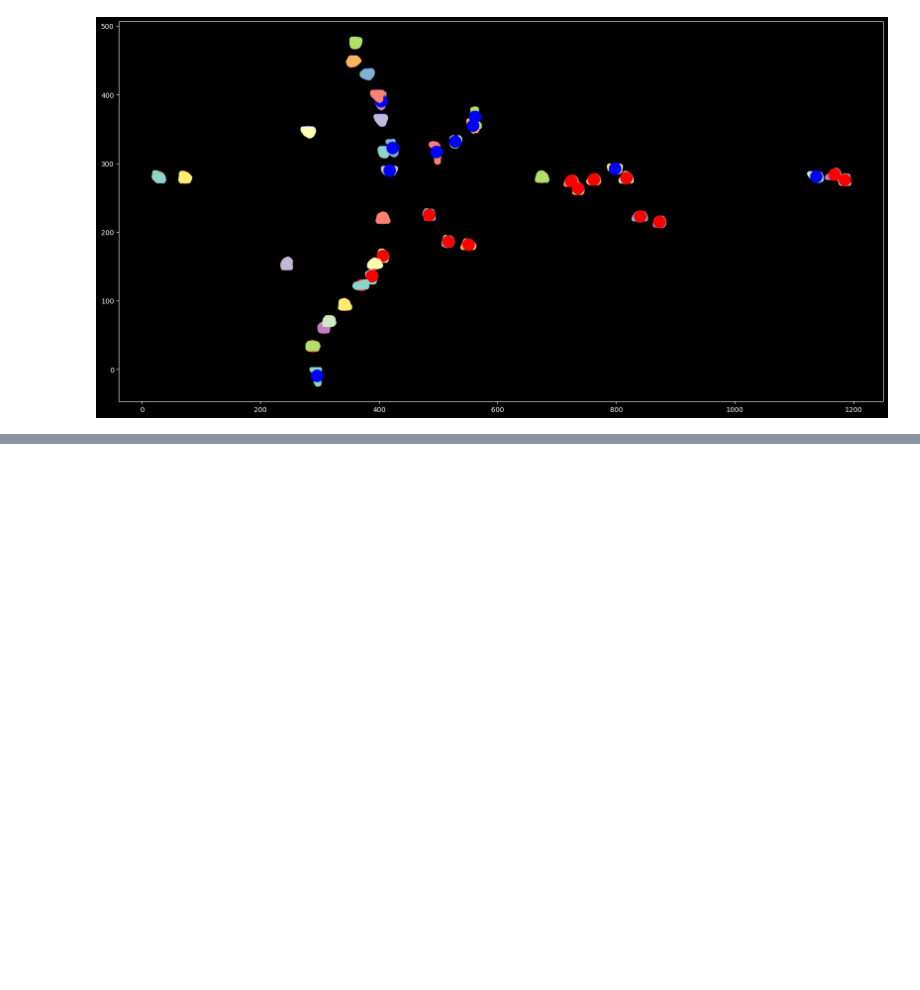
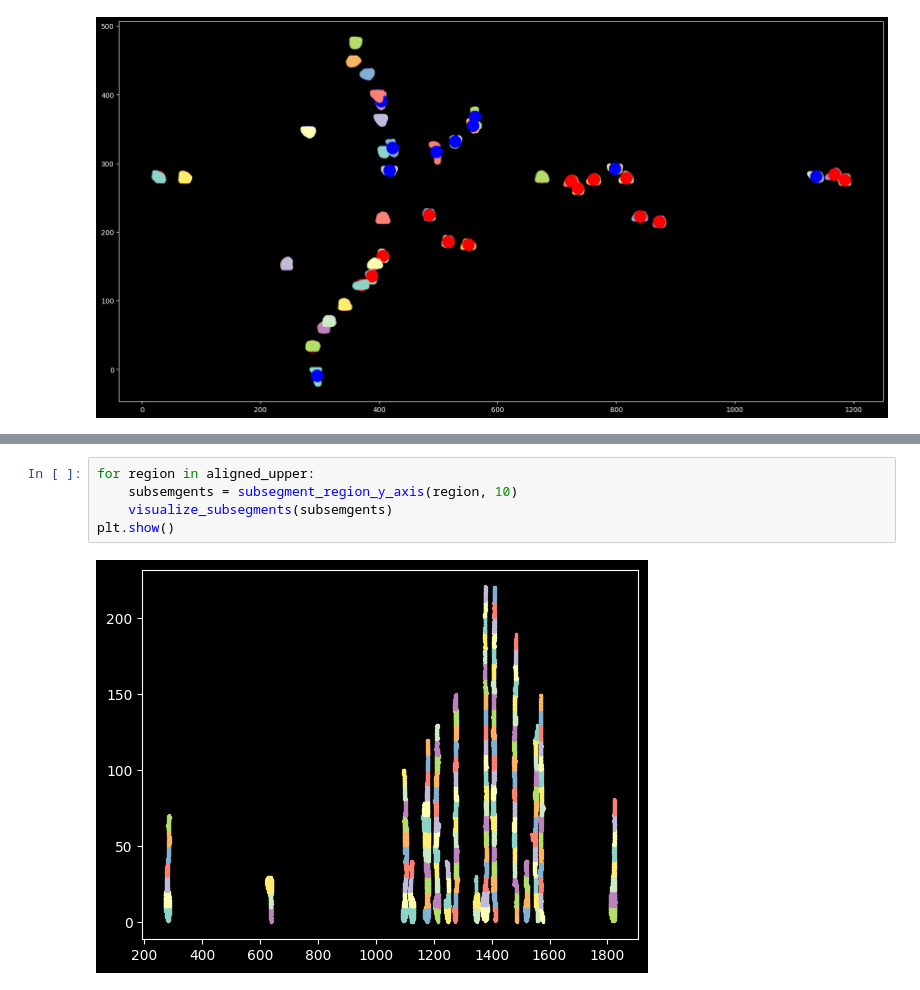
Before and after one commit to yaksilab/silver-dollop, a Jupyter notebook: src/astroglial_analysis/notebook.ipynb, the cells around one changed output, grey strips where cells are left out. Saved outputs shown, nothing was run; the diff lists cells and outputs as text; blank space fills up the shorter version.

```diff
--- a/src/astroglial_analysis/notebook.ipynb
+++ b/src/astroglial_analysis/notebook.ipynb
@@ -119,0 +120,7 @@ plt.show()
+# %%
+for region in aligned_upper:
+    subsemgents = subsegment_region_y_axis(region, 10)
+    visualize_subsegments(subsemgents)
+plt.show()
+# %% [output]
+[figure, added]
```
Also changed, not shown: parts of 1 cell of this notebook, 9 other files.
